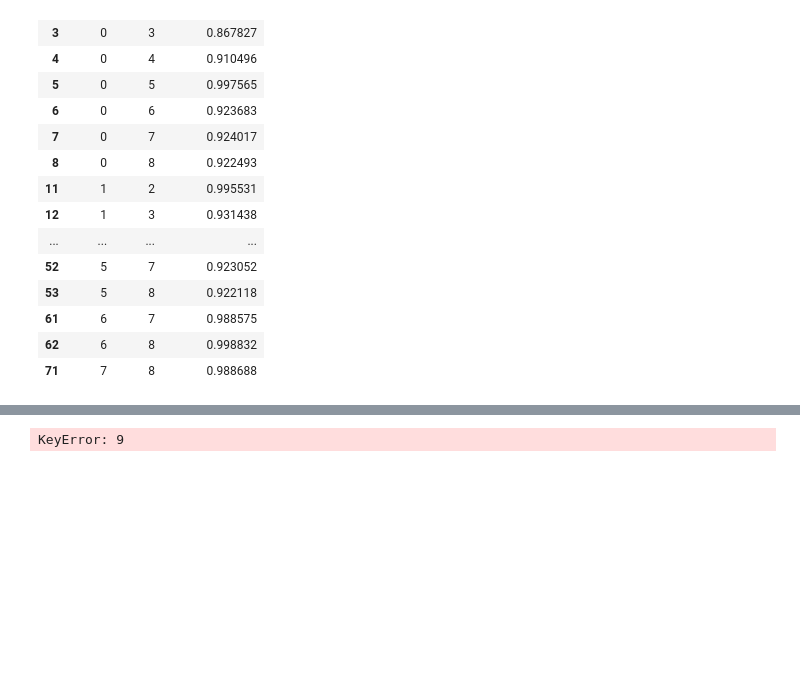
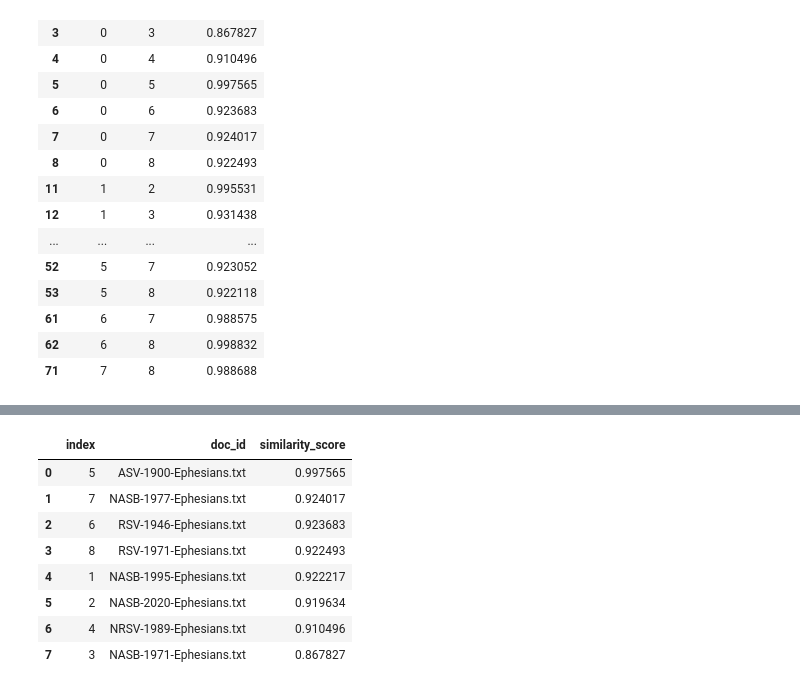
Before and after one commit to jerielizabeth/REL560-VersionedBibles, a Jupyter notebook: code/FT_Cosine_Similarity.ipynb, the cells around one changed output, grey strips where cells are left out. Saved outputs shown, nothing was run; the diff lists cells and outputs as text; code cells hidden in the pictures; blank space fills up the shorter version.

```diff
--- a/code/FT_Cosine_Similarity.ipynb
+++ b/code/FT_Cosine_Similarity.ipynb
@@ -611,6 +619,14 @@ def get_similar_docs(title, sim_mx, metadata):
 
     return matches
 # %%
-get_similar_docs('ERV-1881-Ephesians.txt', corr_df, texts_df)
+get_similar_docs('ERV-1881-Ephesians.txt', corr_df, ephesians_df) #changed this to the ephesians dataframe.
 # %% [output]
-KeyError: 9
+|  | index | doc_id | similarity_score |
+| 0 | 5 | ASV-1900-Ephesians.txt | 0.997565 |
+| 1 | 7 | NASB-1977-Ephesians.txt | 0.924017 |
+| 2 | 6 | RSV-1946-Ephesians.txt | 0.923683 |
+| 3 | 8 | RSV-1971-Ephesians.txt | 0.922493 |
+| 4 | 1 | NASB-1995-Ephesians.txt | 0.922217 |
+| 5 | 2 | NASB-2020-Ephesians.txt | 0.919634 |
+| 6 | 4 | NRSV-1989-Ephesians.txt | 0.910496 |
+| 7 | 3 | NASB-1971-Ephesians.txt | 0.867827 |
```
Also changed, not shown: parts of 3 cells of this notebook.
